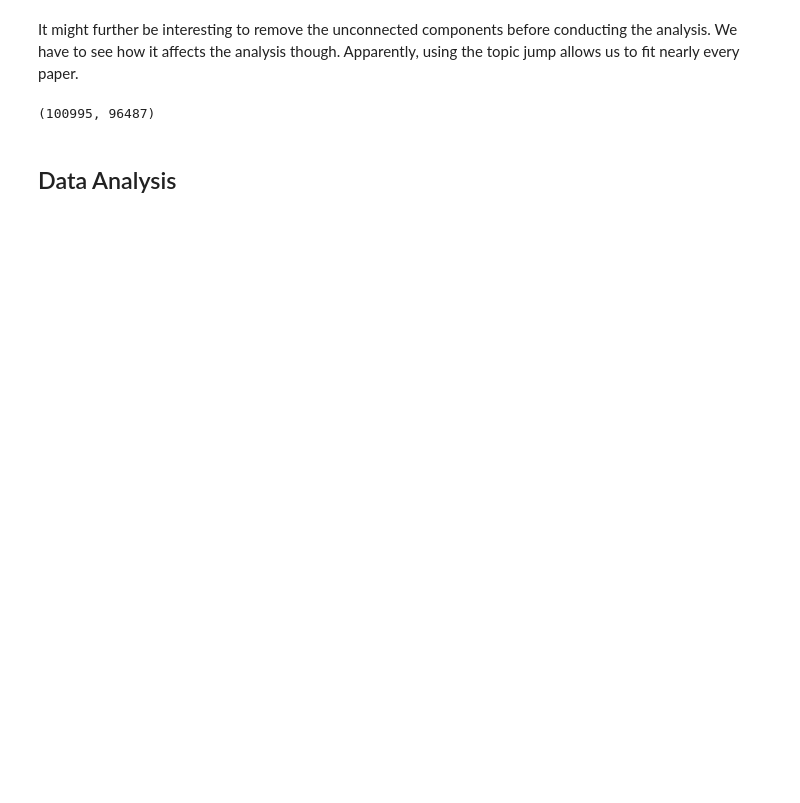
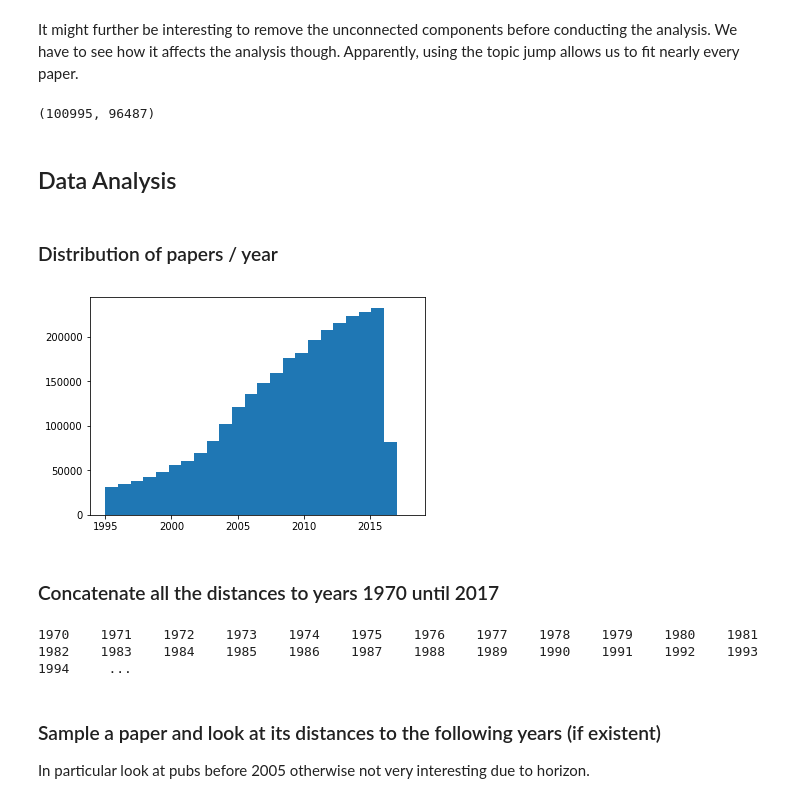
Before and after one commit to AlexImmer/network-epistemology, a Jupyter notebook: Data Analysis.ipynb, the cells around one changed output. Drawn from its saved outputs; the diff is of its cells as text; code cells hidden in the pictures; blank space fills up the shorter version.

```diff
--- a/Data Analysis.ipynb
+++ b/Data Analysis.ipynb
@@ -53,3 +56,28 @@ len(merged_dists), len(filtered_merged_dists)
 (100995, 96487)
 # %% [markdown]
 ## Data Analysis
+# %% [markdown]
+### Distribution of papers / year
+# %%
+ys = load_indices_years()
+# %%
+y = ys[ys.year >= 1995]
+plt.hist(y.year, bins=len(np.unique(y.year)))
+plt.show()
+# %% [output]
+[figure, added]
+# %% [markdown]
+### Concatenate all the distances to years 1970 until 2017
+# %%
+dfs = []
+for year in range(1970, 2018):
+    print(year, end='\t')
+    df = load_graph_distances(year)
+    df['year'] = year
+    dfs.append(df)
+frame = pd.concat(dfs)
+# %% [output]
+1970    1971    1972    1973    1974    1975    1976    1977    1978    1979    1980    1981    1982    1983    1984    1985    1986    1987    1988    1989    1990    1991    1992    1993    1994     ...
+# %% [markdown]
+### Sample a paper and look at its distances to the following years (if existent)
+In particular look at pubs before 2005 otherwise not very interesting due to horizon.
```
Also changed, not shown: parts of 20 cells of this notebook, 1 other file.
